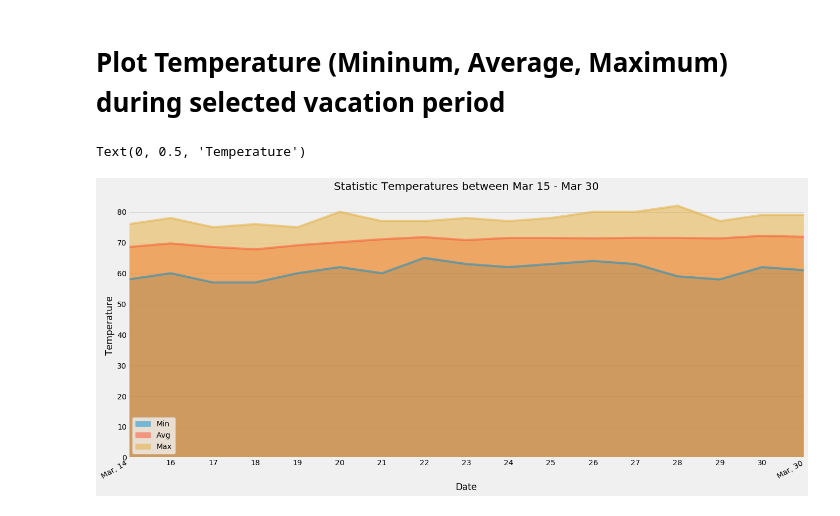
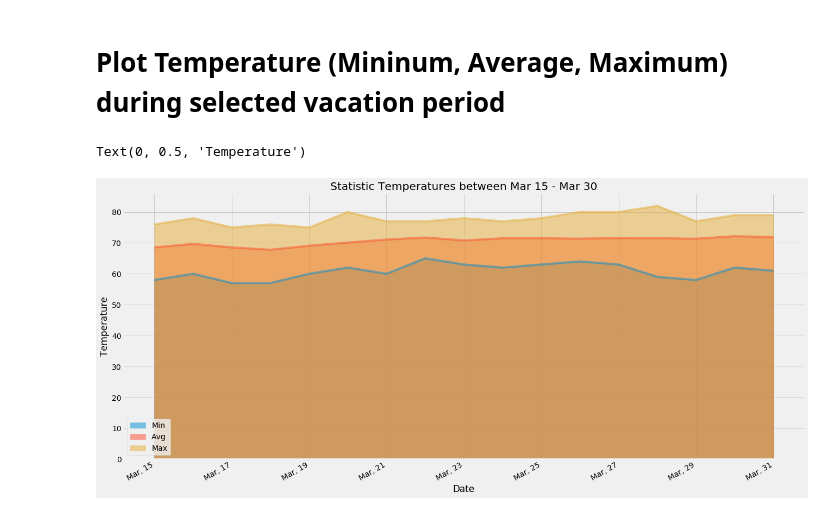
Before and after one commit to PanaratDuke/sqlalchemy-challenge, a Jupyter notebook: climate_starter.ipynb, the cells around one changed output. Saved outputs shown, nothing was run; the diff lists cells and outputs as text; code cells hidden in the pictures.

```diff
--- a/climate_starter.ipynb
+++ b/climate_starter.ipynb
@@ -163,16 +141,0 @@ plt.show()
-# %%
-plt.style.use("fivethirtyeight")
-clean_prcp.plot.bar(figsize=(20,10))
-x_indexes = np.arange(len(clean_prcp['date']))
-plt.gcf().autofmt_xdate()
-plt.ylim(0, 7)
-
-# plt.xticks(ticks=x_indexes, labels=clean_prcp['date'])
-plt.xticks(rotation=90)
-plt.xlabel('Date')
-plt.ylabel('Inches')
-plt.title('Precipitatation Data between August 2016 - August 2017')
-plt.grid(b=bool,which='major',axis='both')
-plt.legend()
-plt.tight_layout()
-plt.show()
@@ -580,22 +575,22 @@ from matplotlib import dates as mpl_dates
 # %%
 # Plot the daily normals as an area plot with `stacked=False`
 
 # plt.rcParams['figure.figsize'] = (20,20)
-normals_df.plot.area(figsize=(20,10),stacked=False )
+normals_df.plot.area(figsize=(20,10),stacked=False, x_compat = True)
 
 #-- gcf() is get current figure : Using to slanted date in x-axis
-plt.gcf().autofmt_xdate()
+# plt.gcf().autofmt_xdate()
 
 #-- change date format to be Mmm, dd,YYYY
 date_format = mpl_dates.DateFormatter('%b, %d')
 #-- .gca() is get current axis
 plt.gca().xaxis.set_major_formatter(date_format)
 #-- gcf() is get current figure
 # plt.gcf().autofmt_xdate()
 
 plt.title('Statistic Temperatures between Mar 15 - Mar 30')
 plt.xlabel("Date")
 plt.ylabel("Temperature")
 # %% [output]
 Text(0, 0.5, 'Temperature')
-[figure, old version]
+[figure, new version]
```
Also changed, not shown: parts of 44 cells of this notebook, 4 other files.
